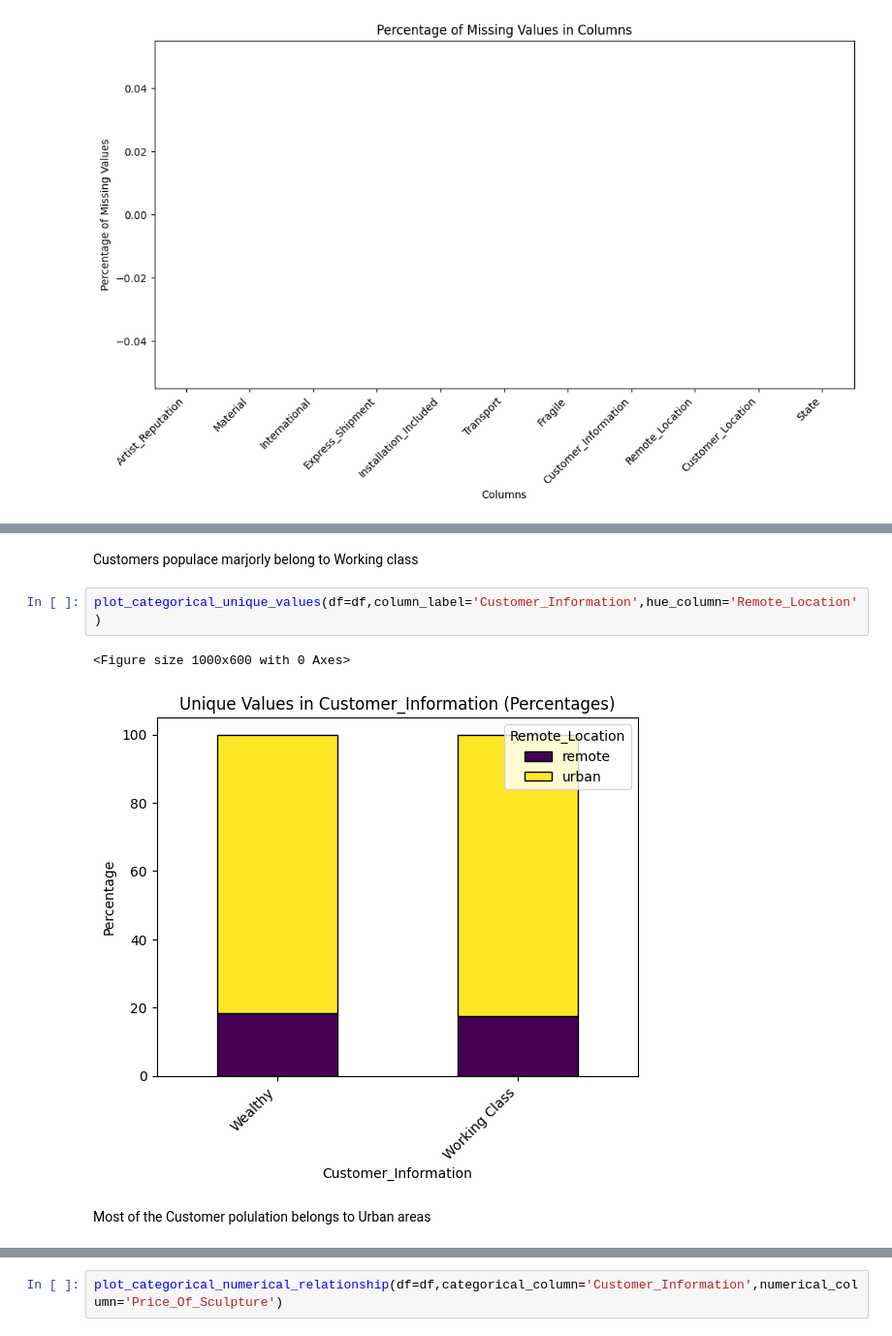
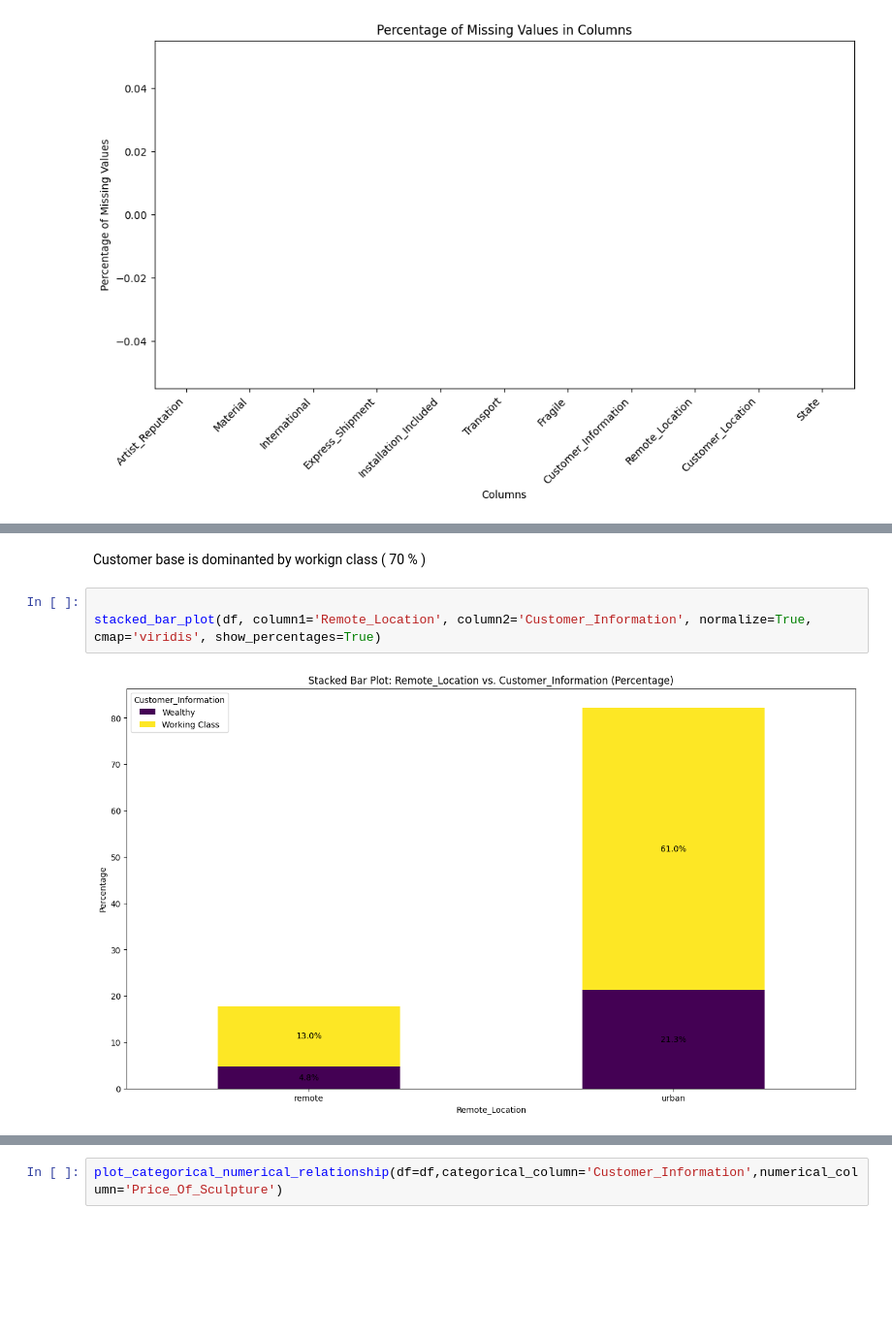
Before and after one commit to Hitesh-Nimbalkar/ML_Project, a Jupyter notebook: Notebook/EDA_new.ipynb, the cells around one changed output, grey strips where cells are left out. Shown at 97% size. Drawn from its saved outputs; the diff is of its cells as text; blank space fills up the shorter version.

```diff
--- a/Notebook/EDA_new.ipynb
+++ b/Notebook/EDA_new.ipynb
@@ -1154,9 +1109,7 @@ plot_categorical_unique_values(df=df,column_label='Customer_Information')
-# %% [markdown]
-Customers populace marjorly belong to Working class
-# %%
-plot_categorical_unique_values(df=df,column_label='Customer_Information',hue_column='Remote_Location')
-# %% [output]
-<Figure size 1000x600 with 0 Axes>
-[figure, removed]
-# %% [markdown]
-Most of the Customer polulation belongs to Urban areas
+# %% [markdown]
+Customer base is dominanted by workign class ( 70 % )
+# %%
+
+stacked_bar_plot(df, column1='Remote_Location', column2='Customer_Information', normalize=True, cmap='viridis', show_percentages=True)
+# %% [output]
+[figure, added]
```
Also changed, not shown: parts of 37 cells of this notebook, 1 other file.
